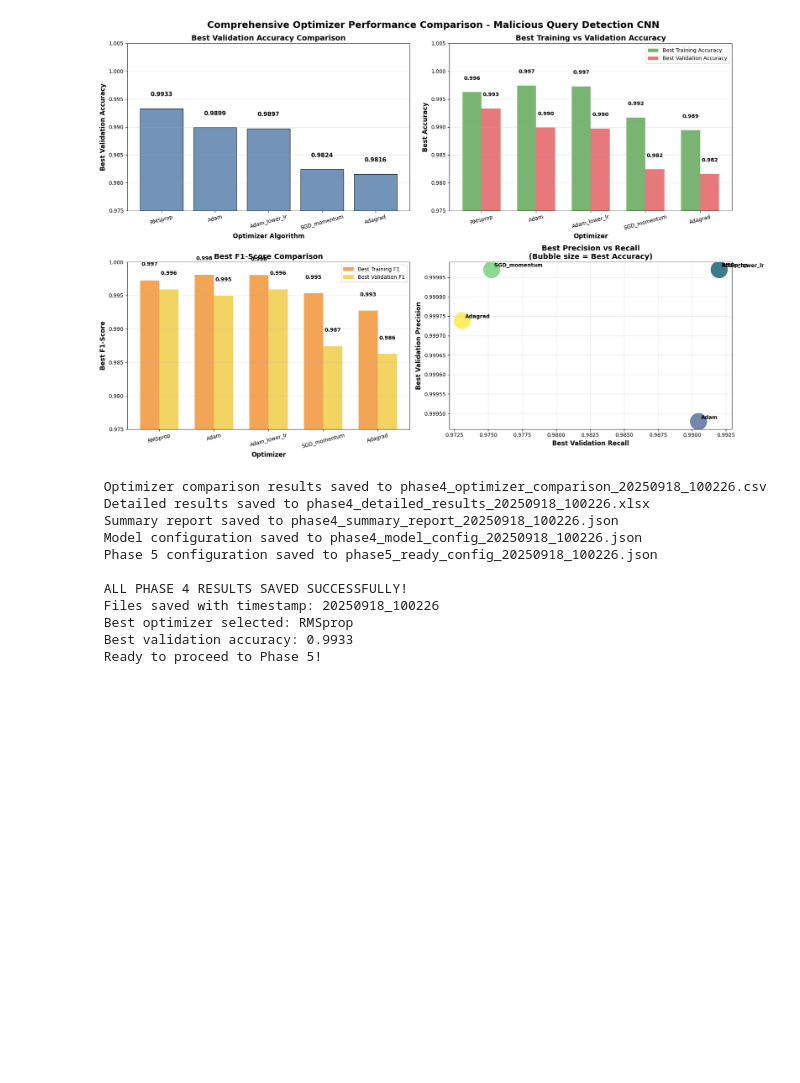
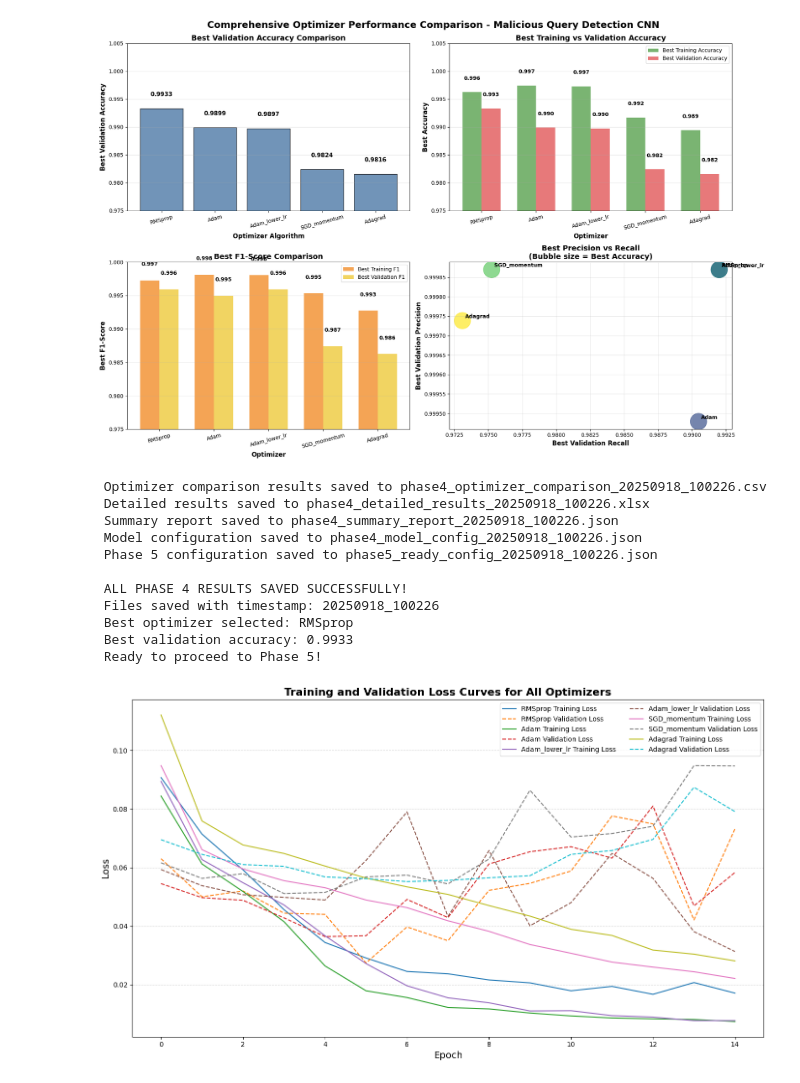
Before and after one commit to Nishanthm007/Malicious-Query-detection-and-prevention, a Jupyter notebook: notebooks/phase4_cnn_architecture.ipynb, the cells around one changed output. Drawn from its saved outputs; the diff is of its cells as text; code cells hidden in the pictures; blank space fills up the shorter version.

```diff
--- a/notebooks/phase4_cnn_architecture.ipynb
+++ b/notebooks/phase4_cnn_architecture.ipynb
@@ -883,3 +883,21 @@ timestamp = save_complete_phase4_results(
  Best optimizer selected: RMSprop
  Best validation accuracy: 0.9933
  Ready to proceed to Phase 5!
+# %%
+import matplotlib.pyplot as plt
+
+plt.figure(figsize=(14, 8))
+
+for optimizer, hist in training_histories.items():
+    plt.plot(hist['loss'], label=f'{optimizer} Training Loss')
+    plt.plot(hist['val_loss'], label=f'{optimizer} Validation Loss', linestyle='--')
+
+plt.title('Training and Validation Loss Curves for All Optimizers', fontsize=16, fontweight='bold')
+plt.xlabel('Epoch', fontsize=14)
+plt.ylabel('Loss', fontsize=14)
+plt.legend(fontsize=10, ncol=2)
+plt.grid(True, axis='y', linestyle='--', alpha=0.5)
+plt.tight_layout()
+plt.show()
+# %% [output]
+[figure, added]
```
Also changed, not shown: parts of 7 cells of this notebook.
